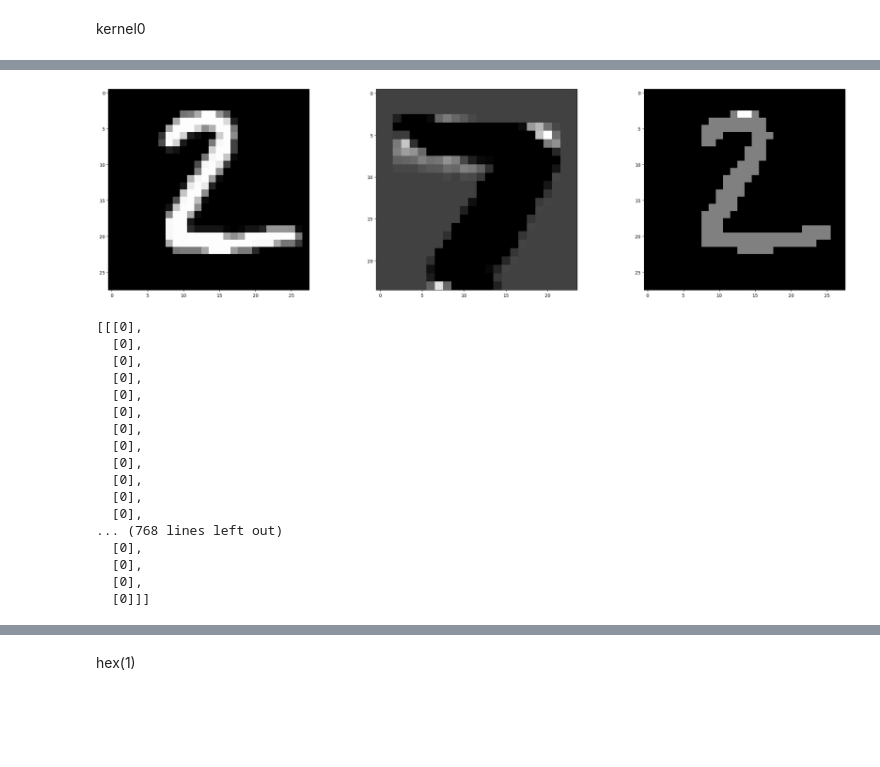
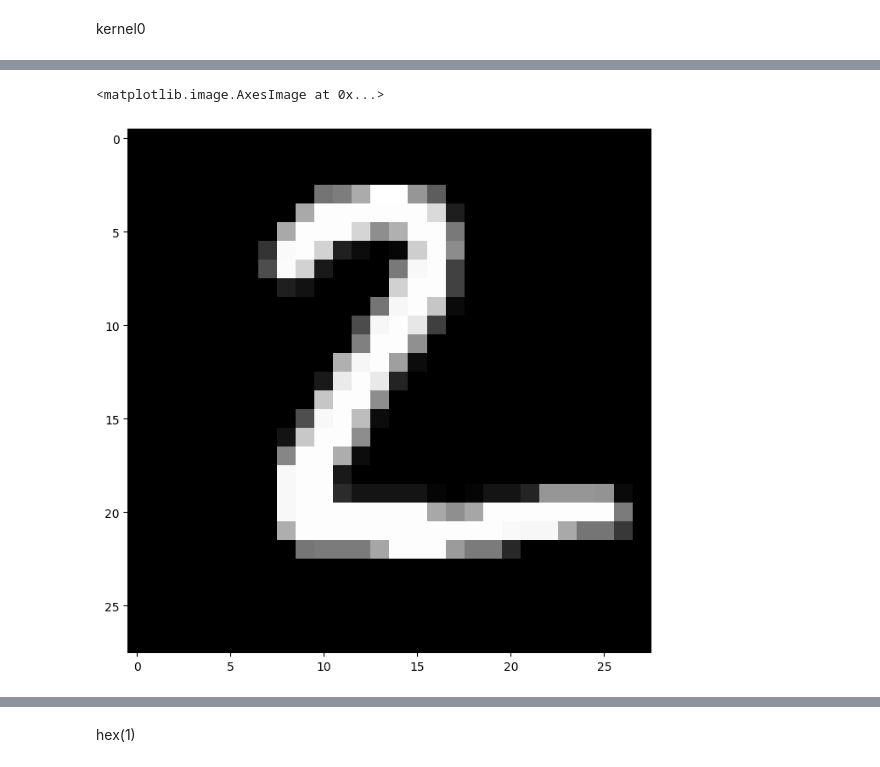
Before and after one commit to valmyr/ConvNetVerilog, a Jupyter notebook: Image.ipynb, the cells around one changed output, grey strips where cells are left out. Saved outputs shown, nothing was run; the diff lists cells and outputs as text; code cells hidden in the pictures; blank space fills up the shorter version.

```diff
--- a/Image.ipynb
+++ b/Image.ipynb
@@ -535,33 +303,9 @@ array([[  0,   0,   0,   0,   0,   0,   0,   0,   0,   0,   0,   0,   0,
 # %%
 plt.figure(figsize=(30,8))
 plt.subplot(1,3,1)
 plt.imshow(array,cmap="gray")
-plt.subplot(1,3,2)
-plt.imshow(m1,cmap="gray")
-plt.subplot(1,3,3)
-plt.imshow(m2,cmap="gray")
-plt.show()
 # %% [output]
+<matplotlib.image.AxesImage at 0x...>
-[figure, old version]
+[figure, new version]
-# %%
-m2
-# %% [output]
-[[[0],
-  [0],
-  [0],
-  [0],
-  [0],
-  [0],
-  [0],
-  [0],
-  [0],
-  [0],
-  [0],
-  [0],
-... (768 lines left out)
-  [0],
-  [0],
-  [0],
-  [0]]]
 # %%
 plt.imsave("7.png",array,cmap="gray")
```
Also changed, not shown: parts of 72 cells of this notebook, 31 other files.
